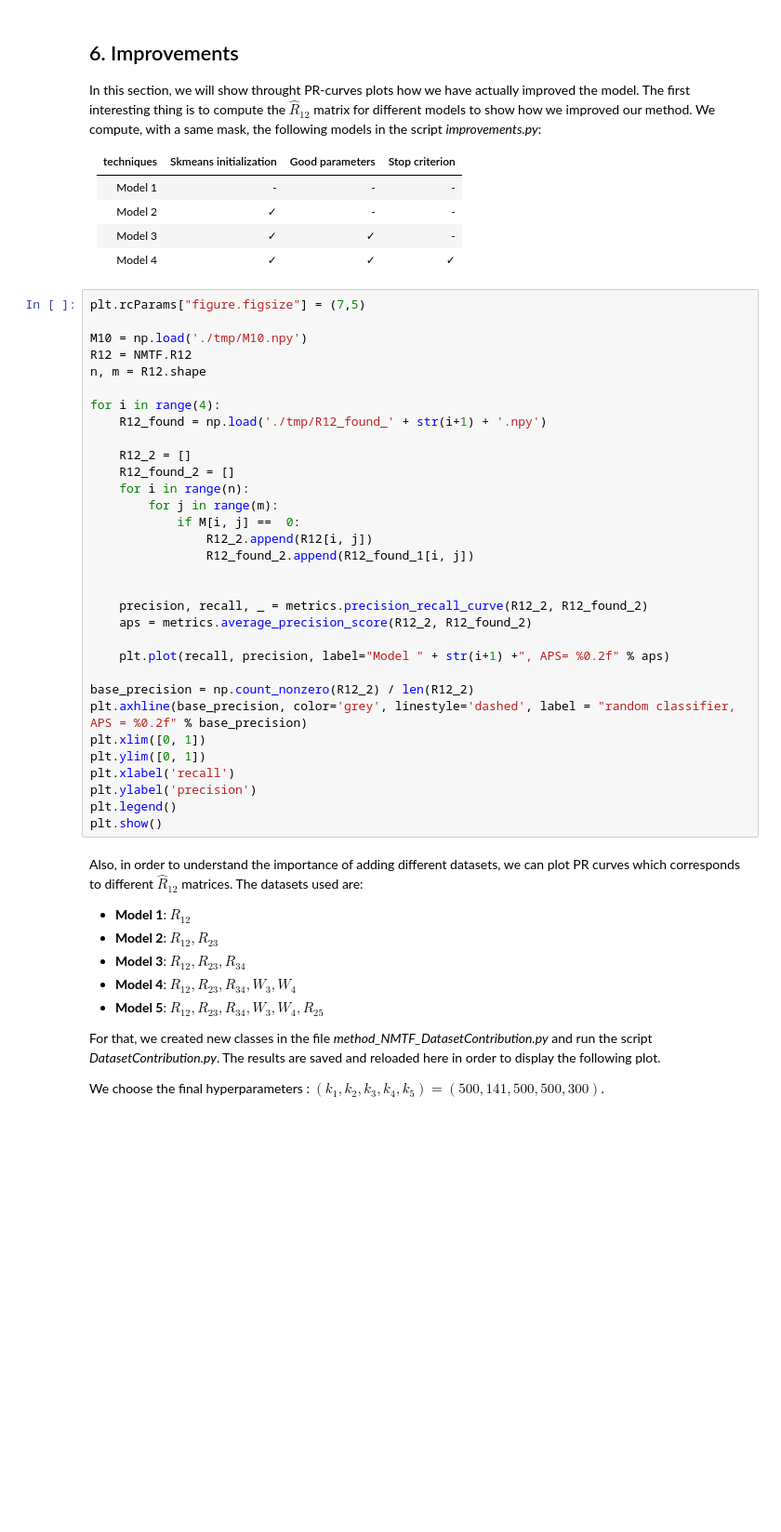
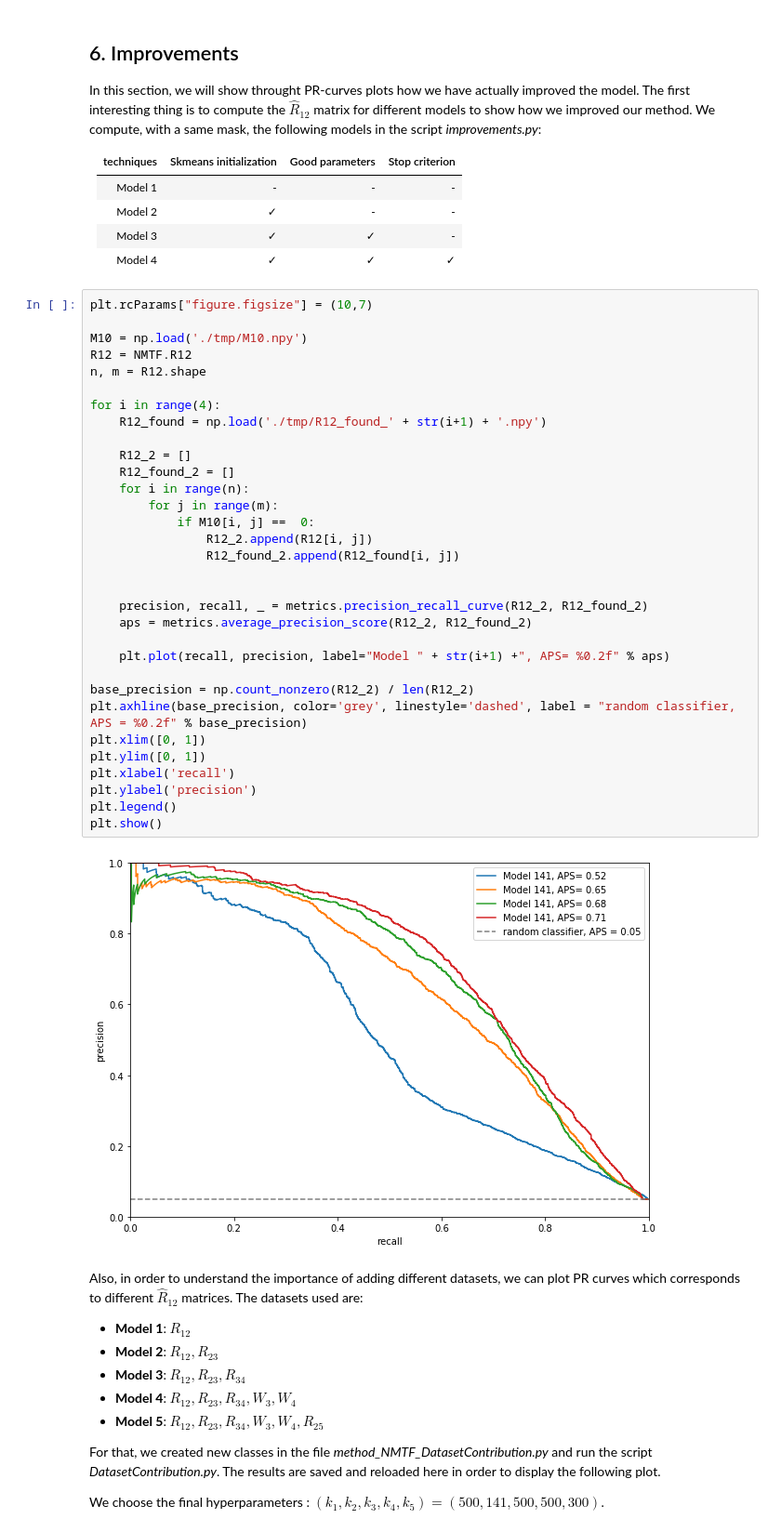
Before and after one commit to DEIB-GECO/NMTF-DrugRepositioning, a Jupyter notebook: results.ipynb, the cells around one changed output. Shown: that part at 93% size. Drawn from its saved outputs; the diff is of its cells as text; blank space fills up the shorter version.

```diff
--- a/results.ipynb
+++ b/results.ipynb
@@ -366,37 +366,39 @@ The first interesting thing is to compute the $\hat{R}_{12}$ matrix for differen
 | Model 3    | ✓                      | ✓               | -              |
 | Model 4    | ✓                      | ✓               | ✓              |
 # %%
-plt.rcParams["figure.figsize"] = (7,5)
+plt.rcParams["figure.figsize"] = (10,7)
 
 M10 = np.load('./tmp/M10.npy')
 R12 = NMTF.R12
 n, m = R12.shape
 
 for i in range(4):
     R12_found = np.load('./tmp/R12_found_' + str(i+1) + '.npy')
 
     R12_2 = []
     R12_found_2 = []
     for i in range(n):
         for j in range(m):
-            if M[i, j] ==  0:
+            if M10[i, j] ==  0:
                 R12_2.append(R12[i, j])
-                R12_found_2.append(R12_found_1[i, j])
+                R12_found_2.append(R12_found[i, j])
 
 
     precision, recall, _ = metrics.precision_recall_curve(R12_2, R12_found_2)
     aps = metrics.average_precision_score(R12_2, R12_found_2)
 
     plt.plot(recall, precision, label="Model " + str(i+1) +", APS= %0.2f" % aps)
 
 base_precision = np.count_nonzero(R12_2) / len(R12_2)
 plt.axhline(base_precision, color='grey', linestyle='dashed', label = "random classifier, APS = %0.2f" % base_precision)
 plt.xlim([0, 1])
 plt.ylim([0, 1])
 plt.xlabel('recall')
 plt.ylabel('precision')
 plt.legend()
 plt.show()
+# %% [output]
+[figure, added]
 # %% [markdown]
 Also, in order to understand the importance of adding different datasets, we can plot PR curves which corresponds to different $\hat{R}_{12}$  matrices. The datasets used are:
 - __Model 1__: $R_{12}$
```
Also changed, not shown: parts of 4 cells of this notebook, 5 other files.
